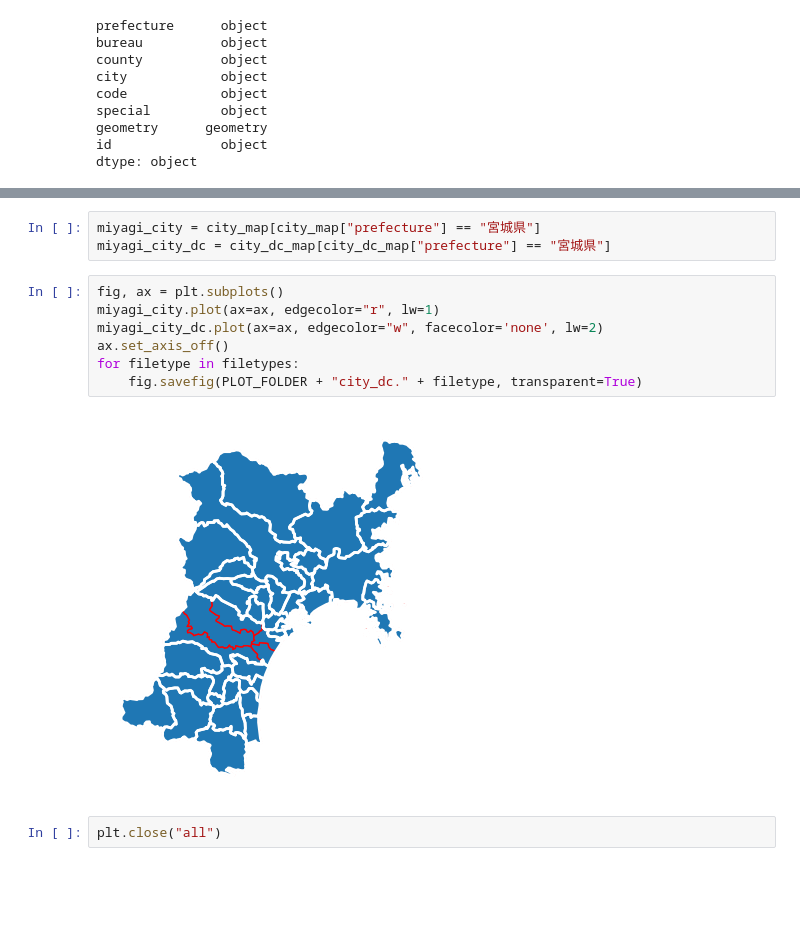
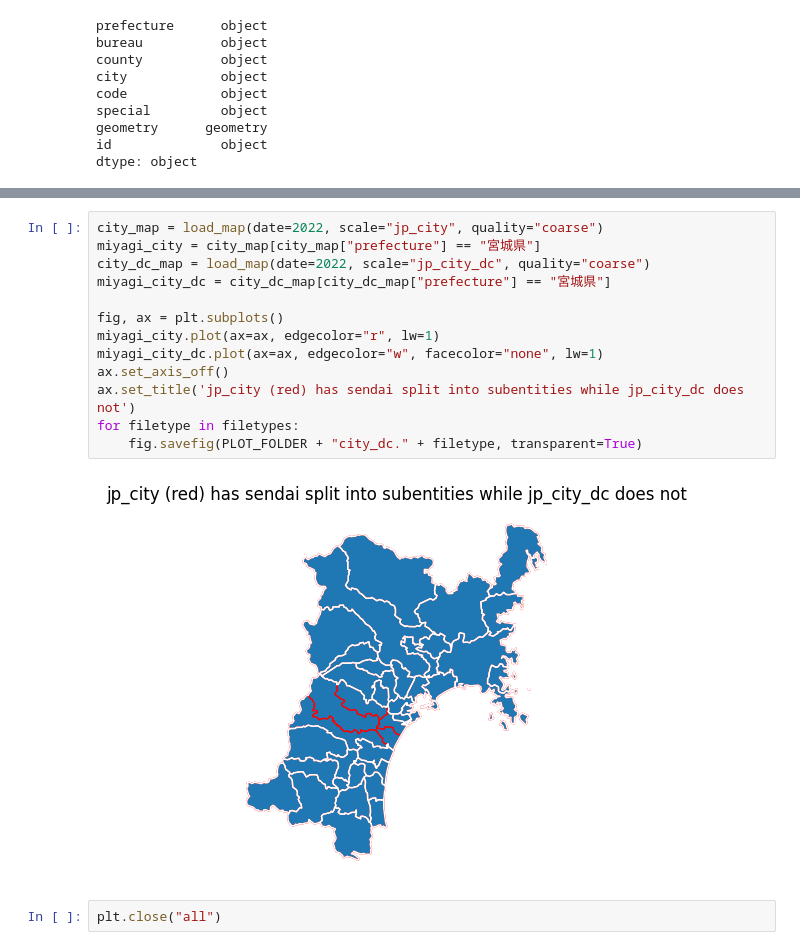
Before and after one commit to passaglia/japandata, a Jupyter notebook: notebooks/maps.ipynb, the cells around one changed output, grey strips where cells are left out. Drawn from its saved outputs; the diff is of its cells as text; blank space fills up the shorter version.

```diff
--- a/notebooks/maps.ipynb
+++ b/notebooks/maps.ipynb
@@ -116,15 +58,18 @@ for filetype in filetypes:
-# %%
-miyagi_city = city_map[city_map["prefecture"] == "宮城県"]
-miyagi_city_dc = city_dc_map[city_dc_map["prefecture"] == "宮城県"]
 # %%
+city_map = load_map(date=2022, scale="jp_city", quality="coarse")
+miyagi_city = city_map[city_map["prefecture"] == "宮城県"]
+city_dc_map = load_map(date=2022, scale="jp_city_dc", quality="coarse")
+miyagi_city_dc = city_dc_map[city_dc_map["prefecture"] == "宮城県"]
+
 fig, ax = plt.subplots()
 miyagi_city.plot(ax=ax, edgecolor="r", lw=1)
-miyagi_city_dc.plot(ax=ax, edgecolor="w", facecolor='none', lw=2)
+miyagi_city_dc.plot(ax=ax, edgecolor="w", facecolor="none", lw=1)
 ax.set_axis_off()
+ax.set_title('jp_city (red) has sendai split into subentities while jp_city_dc does not')
 for filetype in filetypes:
     fig.savefig(PLOT_FOLDER + "city_dc." + filetype, transparent=True)
 # %% [output]
-[figure, old version]
+[figure, new version]
 # %%
 plt.close("all")
 # %% [markdown]
```
Also changed, not shown: parts of 36 cells of this notebook, 3 other files.
